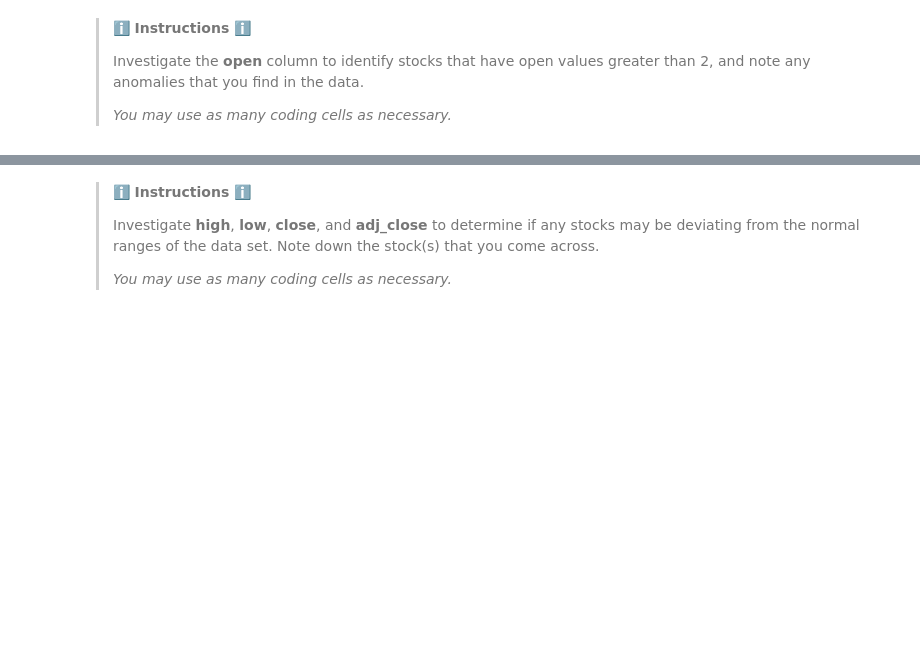
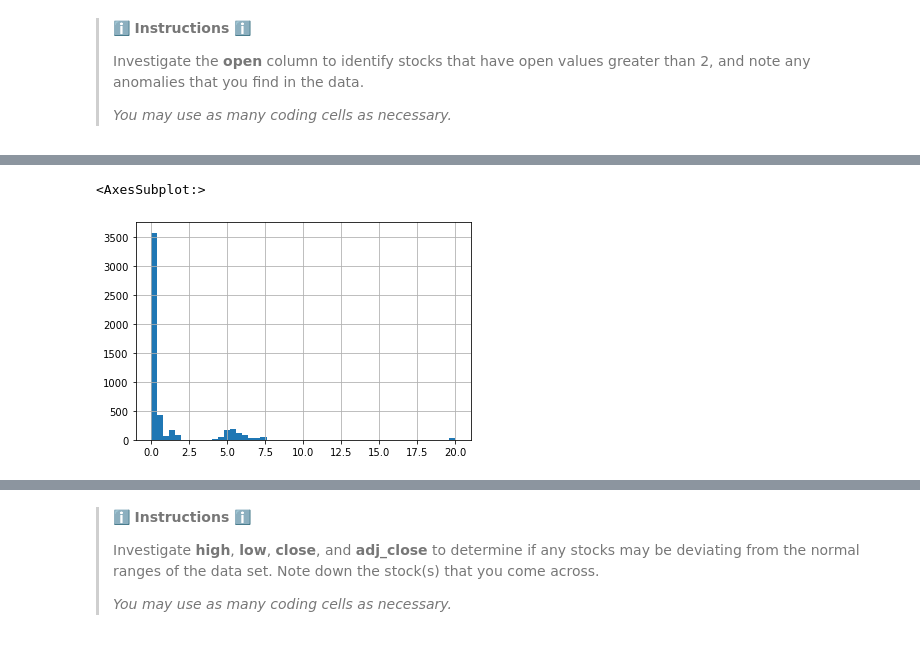
Before and after one commit to niahaarz/processing-big-data-predict, a Jupyter notebook: Task2_data_profiling/Data_profiling_student_version.ipynb, the cells around one changed output, grey strips where cells are left out. Drawn from its saved outputs; the diff is of its cells as text; code cells hidden in the pictures; blank space fills up the shorter version.

```diff
--- a/Task2_data_profiling/Data_profiling_student_version.ipynb
+++ b/Task2_data_profiling/Data_profiling_student_version.ipynb
@@ -175,0 +179,5 @@ only showing top 20 rows
+# %%
+df.toPandas()['open'].hist(bins=50)
+# %% [output]
+<AxesSubplot:>
+[figure, added]
```
Also changed, not shown: parts of 89 cells of this notebook, 50 other files.
